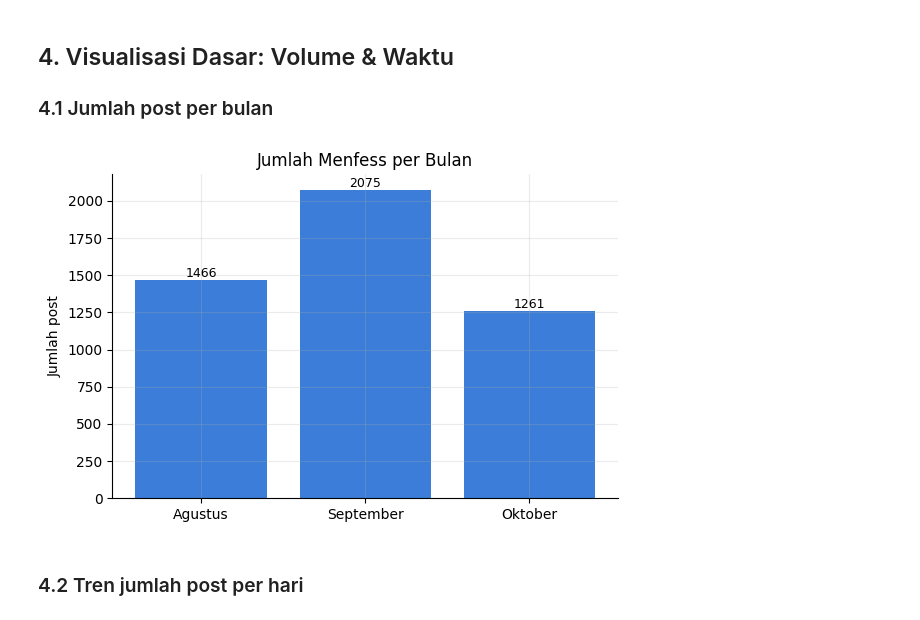
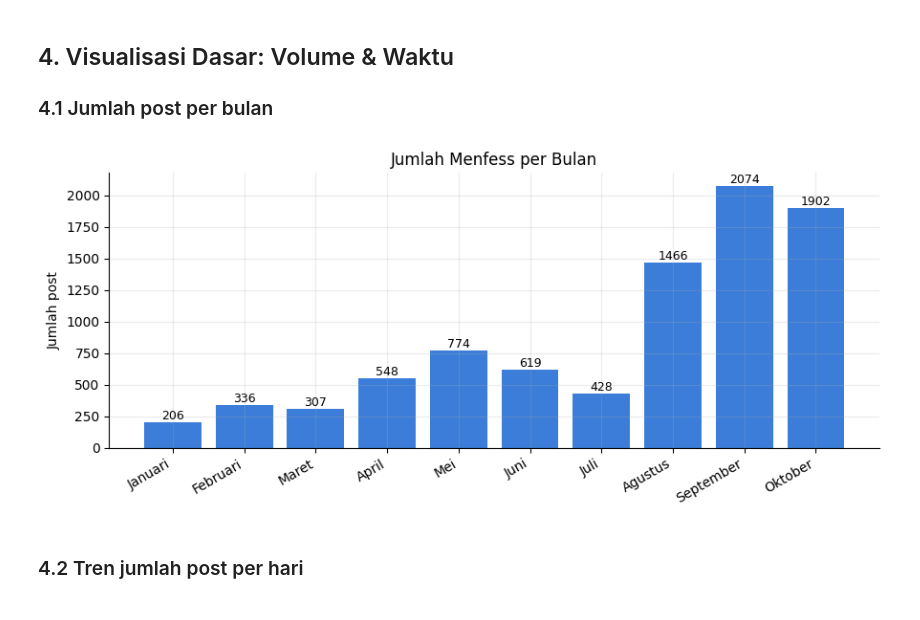
Before and after one commit to zerlyna/MenfessPENS, a Jupyter notebook: notebook/EDA.ipynb, the cells around one changed output. Drawn from its saved outputs; the diff is of its cells as text; code cells hidden in the pictures.

Commit message:
nambah data jan-jul buat dashboard

```diff
--- a/notebook/EDA.ipynb
+++ b/notebook/EDA.ipynb
@@ -49,6 +59,20 @@ FileNotFoundError: [Errno 2] No such file or directory: 'telegram_menfess_agustu
 # %%
-# gabungkan ketiga data
-df = pd.concat([df_agu, df_sep, df_okt], ignore_index=True)
+# gabungkan semua data
+df = pd.concat(frames, ignore_index=True)
+df["Date_WIB"] = pd.to_datetime(df["Date_WIB"])
+
+# Pemetaan nomor bulan -> nama bulan (1 = Januari ... 12 = Desember)
+BULAN_MAP = {
+    1: "Januari",   2: "Februari",  3: "Maret",     4: "April",
+    5: "Mei",       6: "Juni",      7: "Juli",      8: "Agustus",
+    9: "September", 10: "Oktober",  11: "November", 12: "Desember",
+}
+df["bulan_sumber"] = df["Date_WIB"].dt.month.map(BULAN_MAP)
+
+# urutan bulan kronologis, hanya bulan yang ada di data
+BULAN_ORDER = [nama for no, nama in BULAN_MAP.items() if nama in set(df["bulan_sumber"])]
+
 print("Gabungan :", df.shape)
+print(df["bulan_sumber"].value_counts().reindex(BULAN_ORDER))
 df.head()
 # %% [output]
@@ -158,15 +194,16 @@ df[["n_karakter", "n_kata"]].describe().round(1)
 # %%
 per_bulan = df["bulan_sumber"].value_counts().reindex(BULAN_ORDER)
 
-fig, ax = plt.subplots(figsize=(6, 4))
+fig, ax = plt.subplots(figsize=(9, 4))
 bars = ax.bar(per_bulan.index, per_bulan.values, color=WARNA)
 ax.bar_label(bars, fontsize=9)
 ax.set_title("Jumlah Menfess per Bulan")
 ax.set_ylabel("Jumlah post")
+plt.xticks(rotation=30, ha="right")
 plt.tight_layout()
 plt.show()
 # %% [output]
-[figure, old version]
+[figure, new version]
 # %% [markdown]
 ### 4.2 Tren jumlah post per hari
 # %%
```
Also changed, not shown: parts of 29 cells of this notebook, 11 other files.
